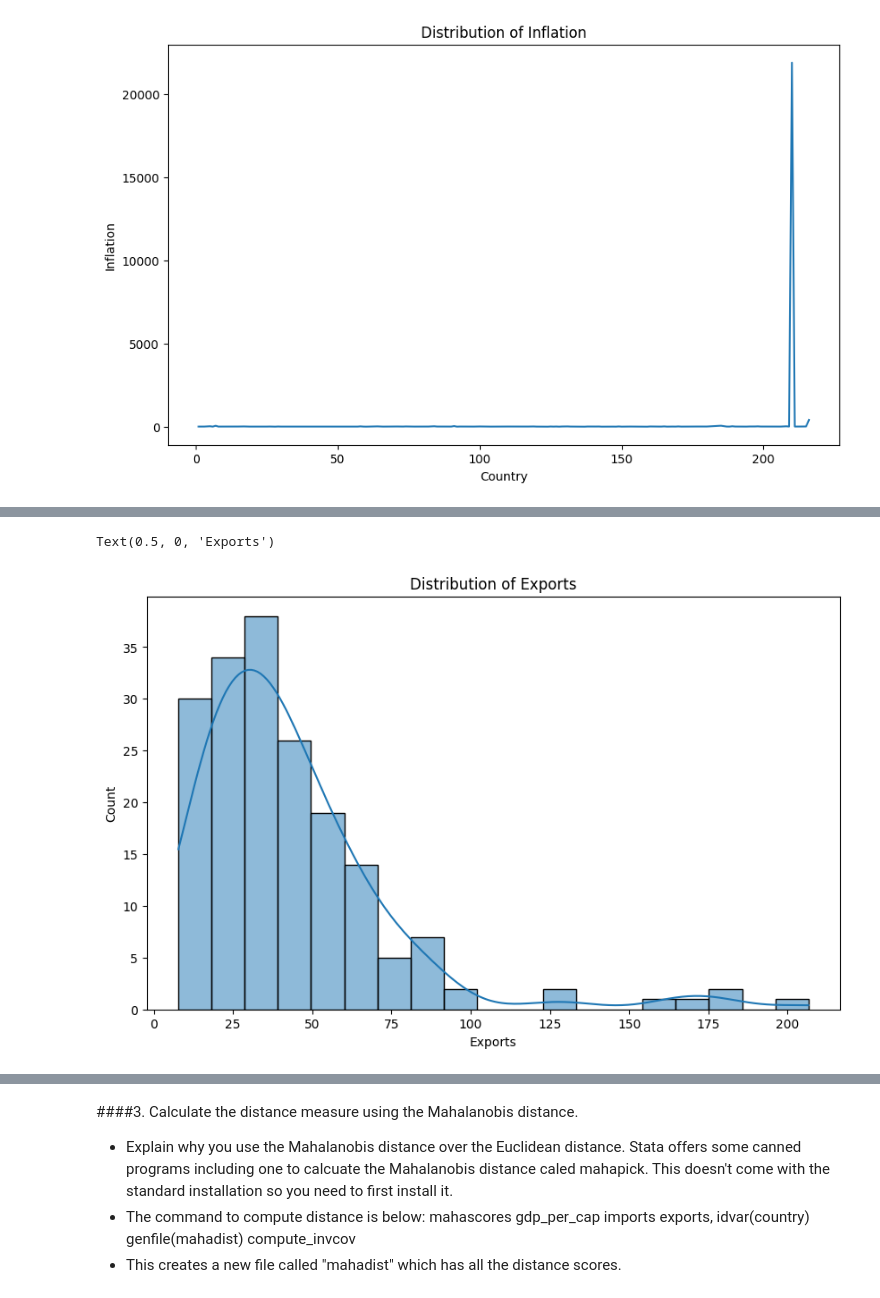
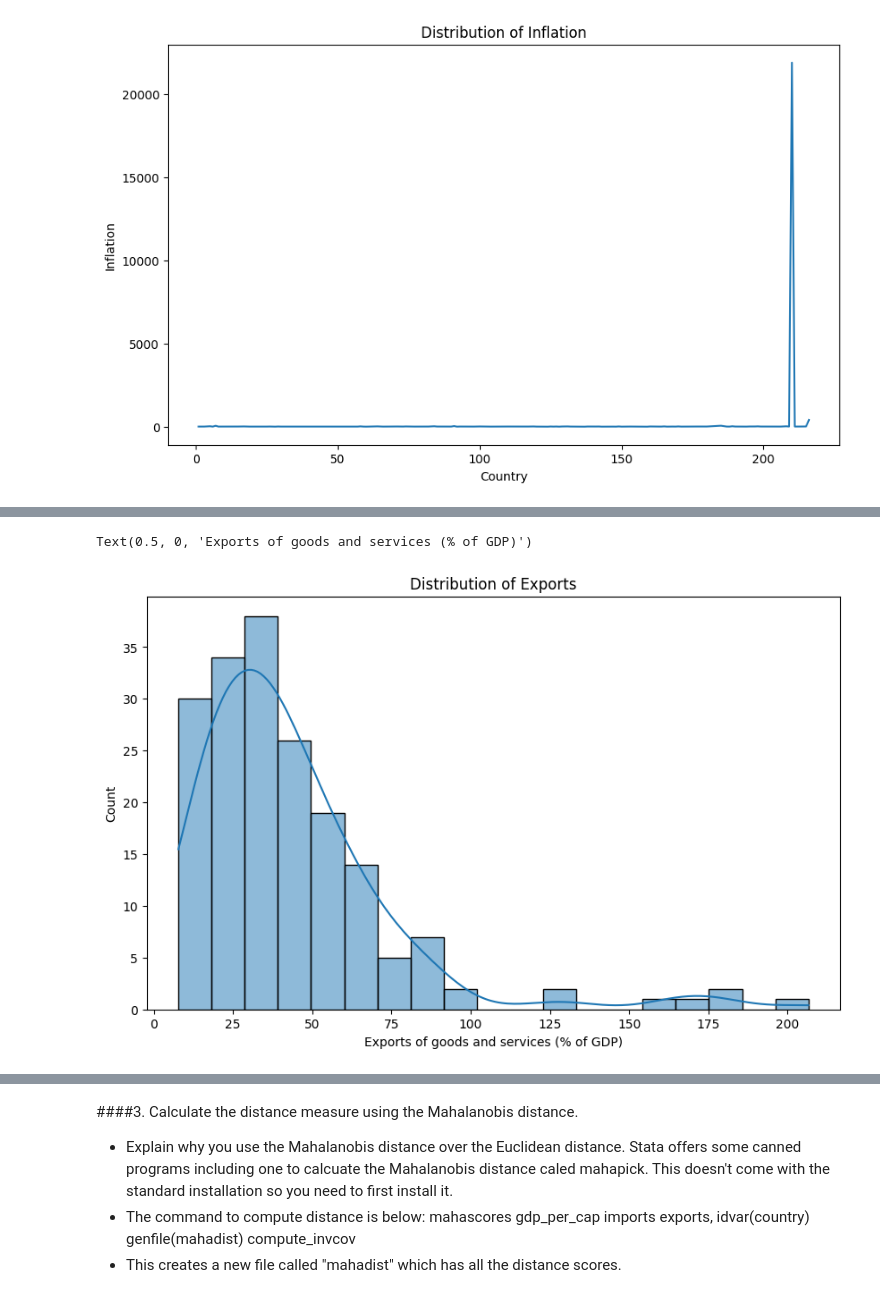
Before and after one commit to chipojaya1/ISS-Economic-Distance, a Jupyter notebook: Economic_distance_analysis.ipynb, the cells around one changed output, grey strips where cells are left out. Saved outputs shown, nothing was run; the diff lists cells and outputs as text; code cells hidden in the pictures.

```diff
--- a/Economic_distance_analysis.ipynb
+++ b/Economic_distance_analysis.ipynb
@@ -38,7 +38,7 @@ display(df.head())
 # %%
 # 2. Define the mapping for Series Name renaming
 name_mapping = {
-    'GDP per capita (constant 2015 US$)': 'gdp',
+    'GDP per capita (constant 2015 US$)': 'gdp_per_capita',
     'Inflation, GDP deflator (annual %)': 'inflation',
     'Imports of goods and services (% of GDP)': 'imports',
     'Exports of goods and services (% of GDP)': 'exports'
@@ -156,7 +150,7 @@ Missing Data:
 dtype: int64
 # %%
 # Drop any country with missing values in each of the 3 indicators
-cols = ['gdp_per_capita', 'inflation', 'imports_pct_gdp', 'exports_pct_gdp']
+cols = ['gdp_per_capita', 'inflation', 'imports', 'exports']
 wdi_df = wdi_df.dropna(subset=cols)
 print("wdi_df shape:", wdi_df.shape)
 wdi_df.head()
@@ -214,12 +208,12 @@ Text(0.5, 0, 'Imports')
 # %%
 # Visualize distribution of Exports
 plt.figure(figsize=(10, 6))
-sns.histplot(wdi_df['exports_pct_gdp'].dropna(), kde=True)
+sns.histplot(wdi_df['exports'].dropna(), kde=True)
 plt.title('Distribution of Exports')
-plt.xlabel('Exports')
+plt.xlabel('Exports of goods and services (% of GDP)')
 # %% [output]
-Text(0.5, 0, 'Exports')
+Text(0.5, 0, 'Exports of goods and services (% of GDP)')
-[figure, old version]
+[figure, new version]
 # %%
 # Pearson correlations among indicators
 correlations = wdi_df[cols].corr(method='pearson')
```
Also changed, not shown: parts of 16 cells of this notebook.
